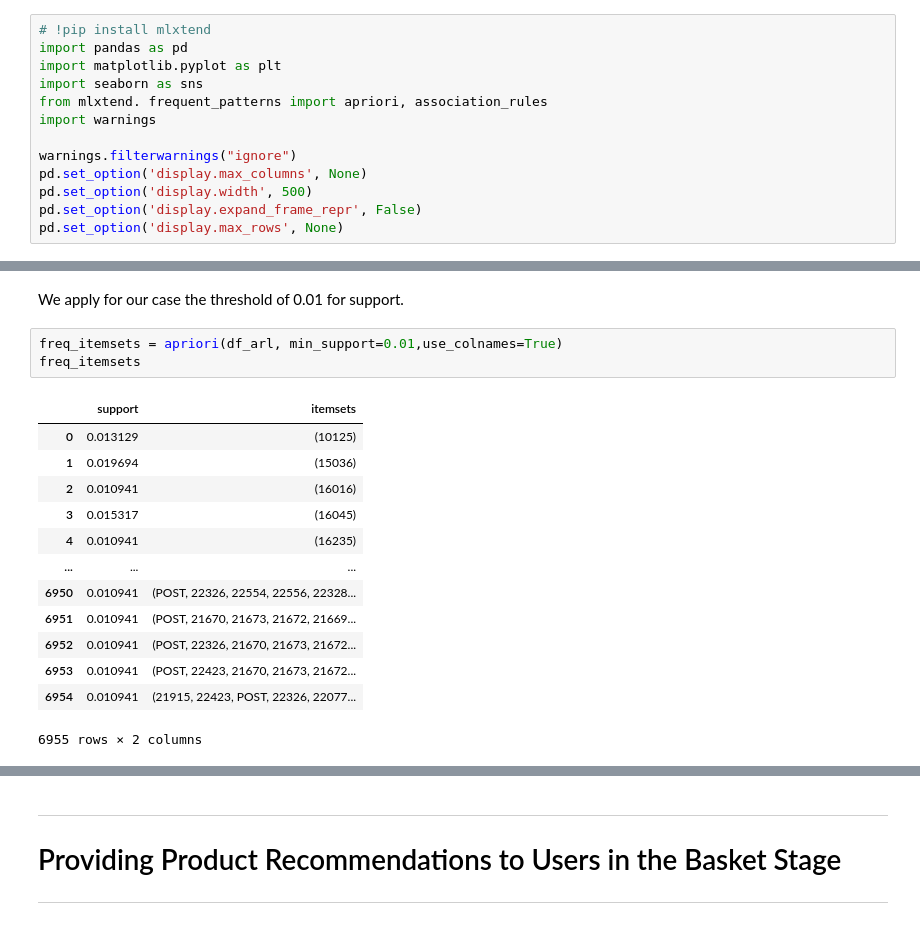
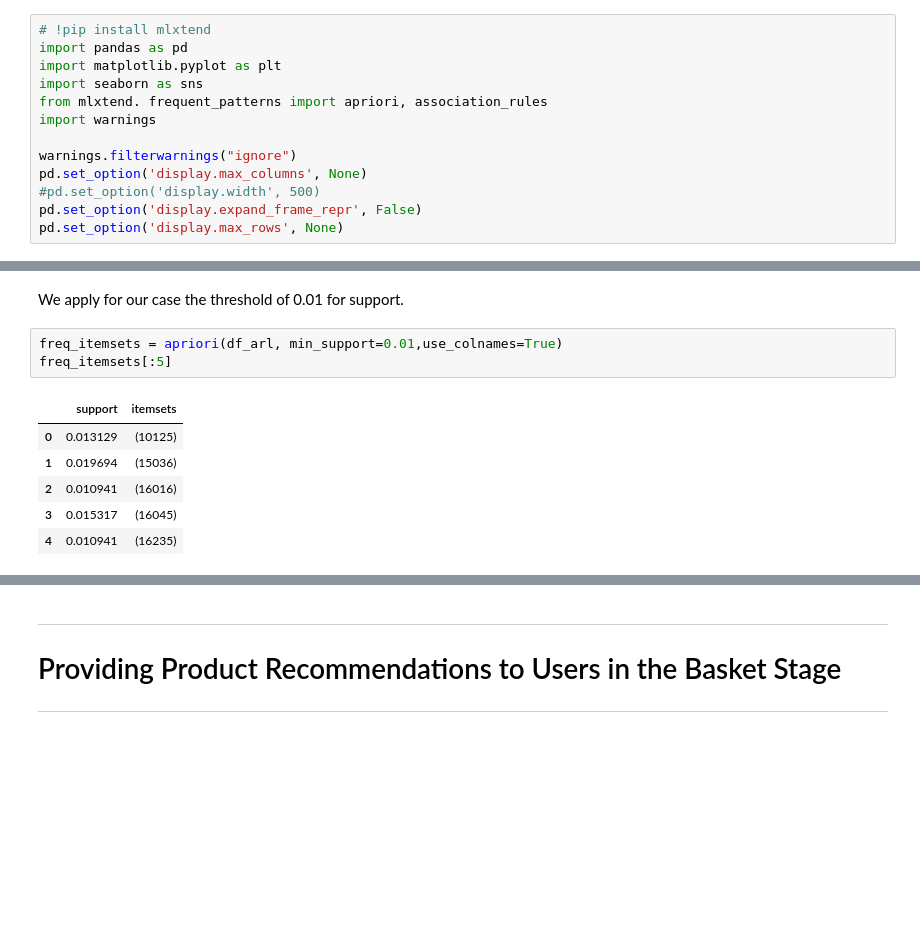
Before and after one commit to eray-yuztyurk/ARL-Product-Recommendation-Project, a Jupyter notebook: product-recommendation-project-with-arl.ipynb, the cells around one changed output, grey strips where cells are left out. Drawn from its saved outputs; the diff is of its cells as text; blank space fills up the shorter version.

```diff
--- a/product-recommendation-project-with-arl.ipynb
+++ b/product-recommendation-project-with-arl.ipynb
@@ -46,7 +46,7 @@ import warnings
 
 warnings.filterwarnings("ignore")
 pd.set_option('display.max_columns', None)
-pd.set_option('display.width', 500)
+#pd.set_option('display.width', 500)
 pd.set_option('display.expand_frame_repr', False)
 pd.set_option('display.max_rows', None)
 # %% [markdown]
@@ -286,21 +245,14 @@ df_arl.head()
 We apply for our case the threshold of 0.01 for support.
 # %%
 freq_itemsets = apriori(df_arl, min_support=0.01,use_colnames=True)
-freq_itemsets
+freq_itemsets[:5]
 # %% [output]
 |  | support | itemsets |
 | 0 | 0.013129 | (10125) |
 | 1 | 0.019694 | (15036) |
 | 2 | 0.010941 | (16016) |
 | 3 | 0.015317 | (16045) |
 | 4 | 0.010941 | (16235) |
-| ... | ... | ... |
-| 6950 | 0.010941 | (POST, 22326, 22554, 22556, 22328... |
-| 6951 | 0.010941 | (POST, 21670, 21673, 21672, 21669... |
-| 6952 | 0.010941 | (POST, 22326, 21670, 21673, 21672... |
-| 6953 | 0.010941 | (POST, 22423, 21670, 21673, 21672... |
-| 6954 | 0.010941 | (21915, 22423, POST, 22326, 22077... |
-6955 rows × 2 columns
 # %%
 rules = association_rules(freq_itemsets,
                           metric="support",
```
Also changed, not shown: parts of 11 cells of this notebook.
